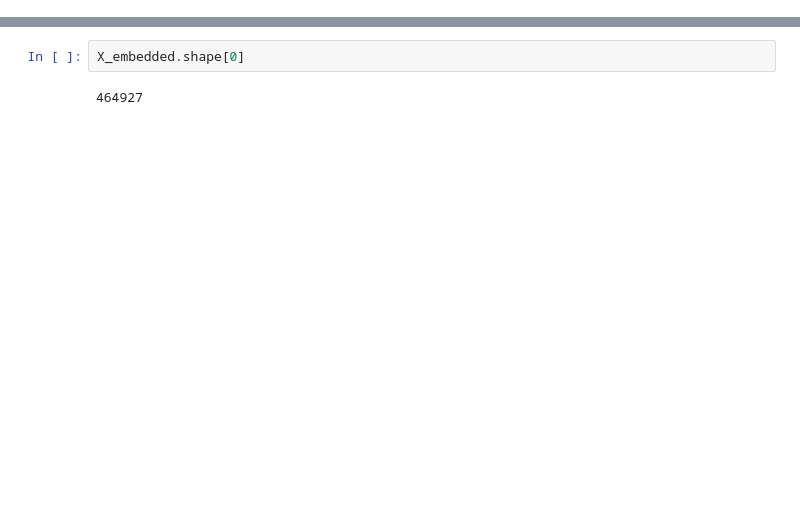
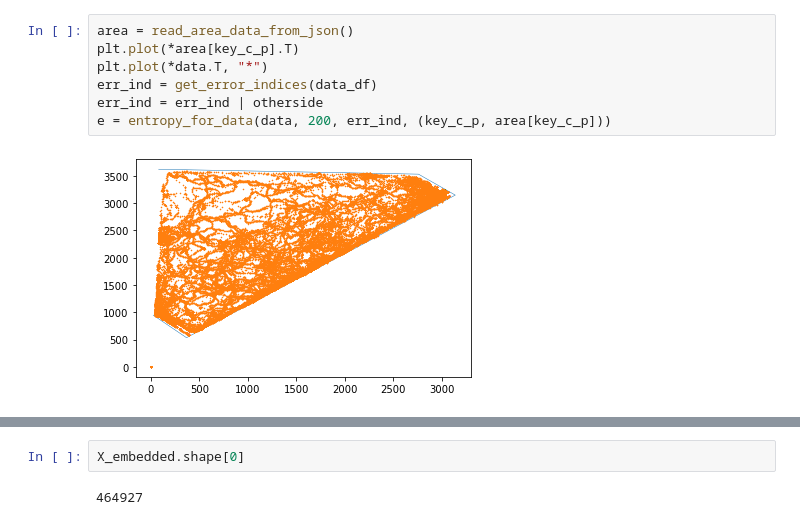
Before and after one commit to UlrikeScherer/Fish-Tracking-Visualization, a Jupyter notebook: Untitled2.ipynb, the cells around one changed output, grey strips where cells are left out. Drawn from its saved outputs; the diff is of its cells as text; blank space fills up the shorter version.

```diff
--- a/Untitled2.ipynb
+++ b/Untitled2.ipynb
@@ -48,0 +54,9 @@ print(fish_0_max_idx)
+# %%
+area = read_area_data_from_json()
+plt.plot(*area[key_c_p].T)
+plt.plot(*data.T, "*")
+err_ind = get_error_indices(data_df)
+err_ind = err_ind | otherside
+e = entropy_for_data(data, 200, err_ind, (key_c_p, area[key_c_p]))
+# %% [output]
+[figure, added]
```
Also changed, not shown: parts of 16 cells of this notebook, 3 other files.
